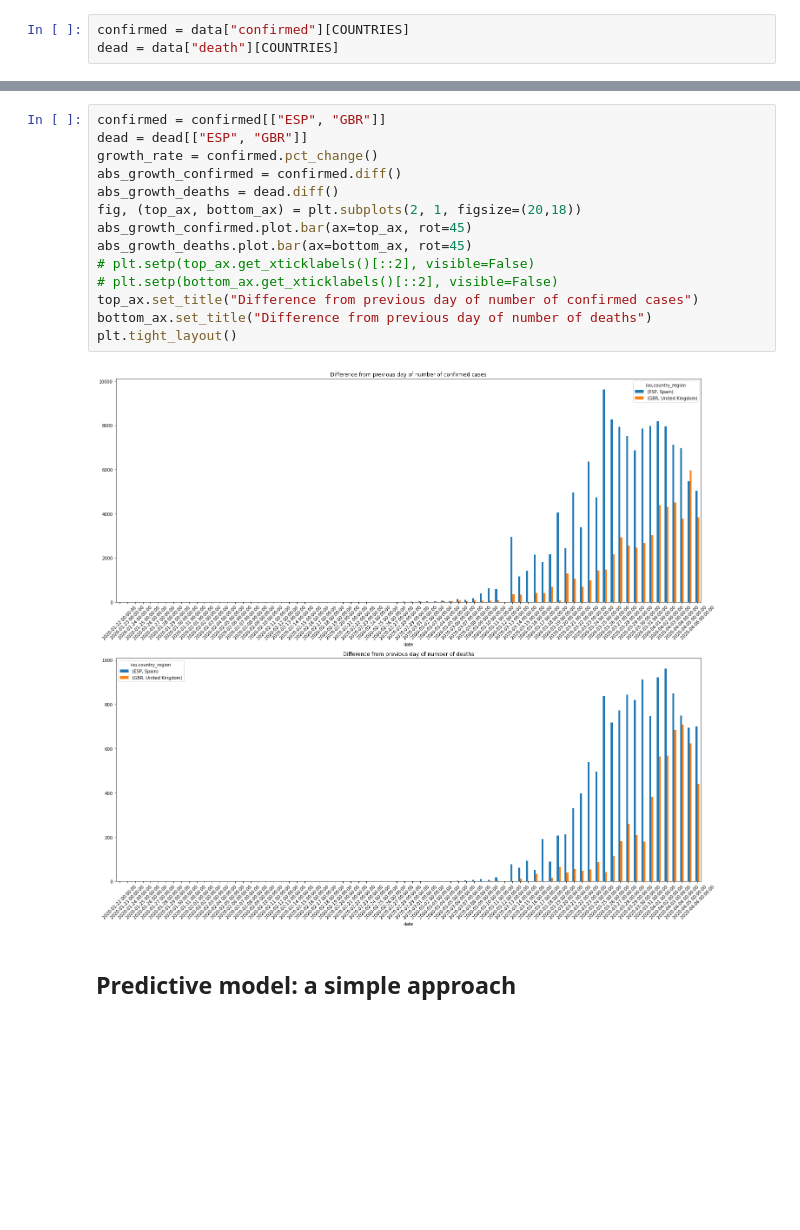
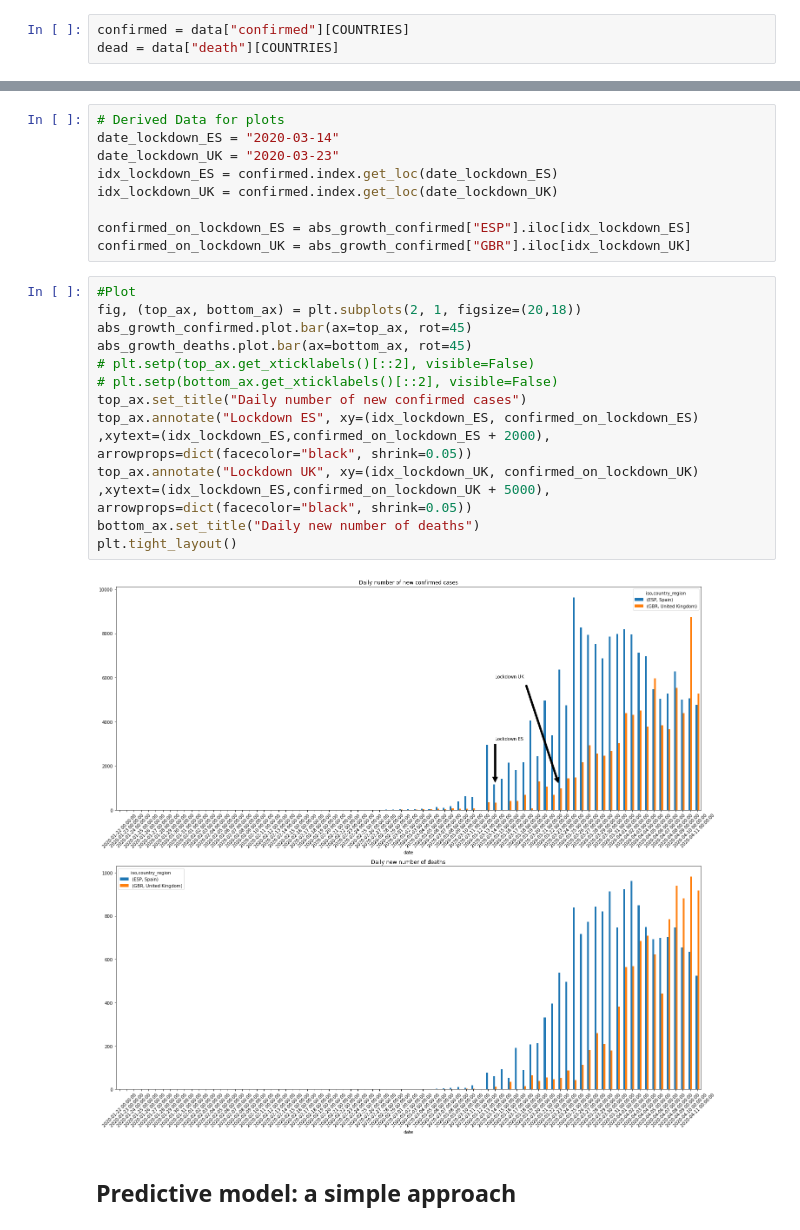
Before and after one commit to jmrr/covid19-data-analysis, a Jupyter notebook: covid19_analysis.ipynb, the cells around one changed output, grey strips where cells are left out. Drawn from its saved outputs; the diff is of its cells as text; blank space fills up the shorter version.

```diff
--- a/covid19_analysis.ipynb
+++ b/covid19_analysis.ipynb
@@ -60,19 +67,26 @@ Text(0.5, 1.0, 'Log-scale plot of number of total deaths (daily confirmed)')
+# %%
+# Derived Data for plots
+date_lockdown_ES = "2020-03-14"
+date_lockdown_UK = "2020-03-23"
+idx_lockdown_ES = confirmed.index.get_loc(date_lockdown_ES)
+idx_lockdown_UK = confirmed.index.get_loc(date_lockdown_UK)
+
+confirmed_on_lockdown_ES = abs_growth_confirmed["ESP"].iloc[idx_lockdown_ES]
+confirmed_on_lockdown_UK = abs_growth_confirmed["GBR"].iloc[idx_lockdown_UK]
 # %%
-confirmed = confirmed[["ESP", "GBR"]]
-dead = dead[["ESP", "GBR"]]
-growth_rate = confirmed.pct_change()
-abs_growth_confirmed = confirmed.diff()
-abs_growth_deaths = dead.diff()
+#Plot
 fig, (top_ax, bottom_ax) = plt.subplots(2, 1, figsize=(20,18))
 abs_growth_confirmed.plot.bar(ax=top_ax, rot=45)
 abs_growth_deaths.plot.bar(ax=bottom_ax, rot=45)
 # plt.setp(top_ax.get_xticklabels()[::2], visible=False)
 # plt.setp(bottom_ax.get_xticklabels()[::2], visible=False)
-top_ax.set_title("Difference from previous day of number of confirmed cases")
-bottom_ax.set_title("Difference from previous day of number of deaths")
+top_ax.set_title("Daily number of new confirmed cases")
+top_ax.annotate("Lockdown ES", xy=(idx_lockdown_ES, confirmed_on_lockdown_ES) ,xytext=(idx_lockdown_ES,confirmed_on_lockdown_ES + 2000), arrowprops=dict(facecolor="black", shrink=0.05))
+top_ax.annotate("Lockdown UK", xy=(idx_lockdown_UK, confirmed_on_lockdown_UK) ,xytext=(idx_lockdown_ES,confirmed_on_lockdown_UK + 5000), arrowprops=dict(facecolor="black", shrink=0.05))
+bottom_ax.set_title("Daily new number of deaths")
 plt.tight_layout()
 # %% [output]
-[figure, old version]
+[figure, new version]
 # %% [markdown]
 ## Predictive model: a simple approach
 # %%
```
Also changed, not shown: parts of 12 cells of this notebook.
